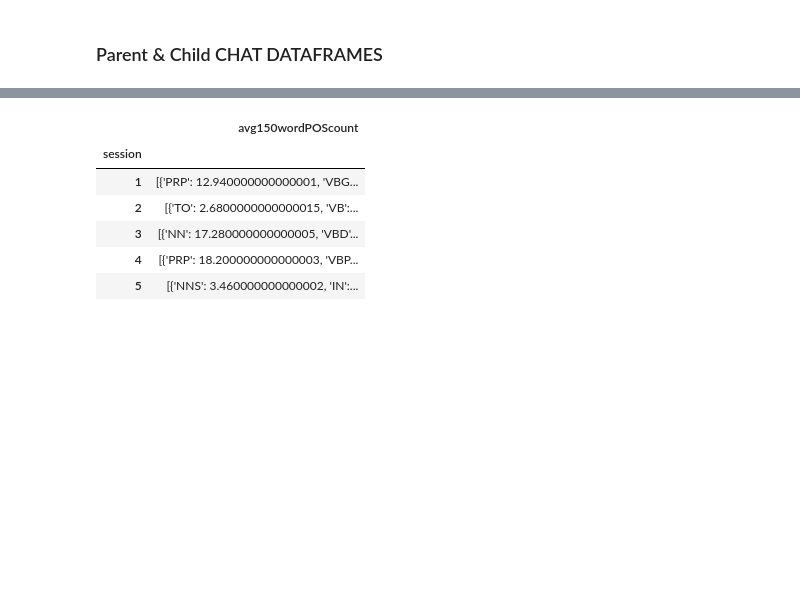
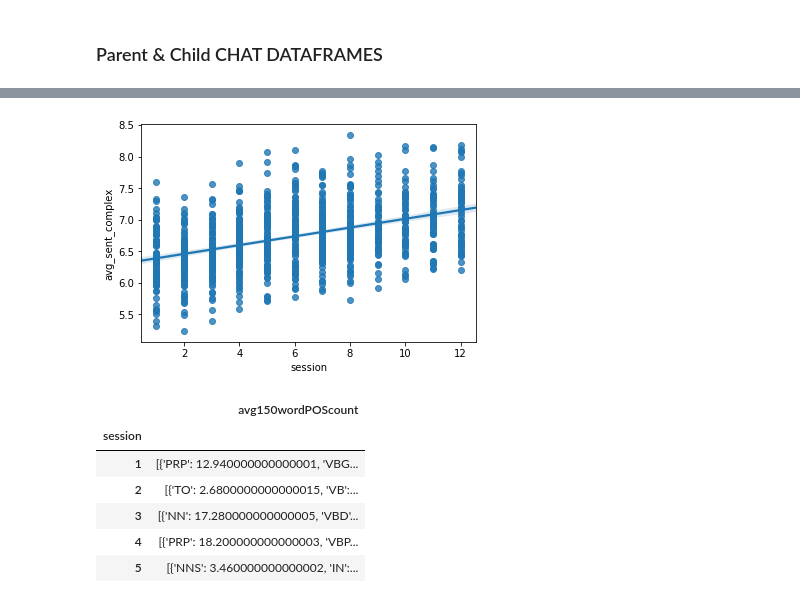
Before and after one commit to jgdenby/content-analysis-2018, a Jupyter notebook: ChildBookProject/FinalProj.ipynb, the cells around one changed output, grey strips where cells are left out. Drawn from its saved outputs; the diff is of its cells as text; code cells hidden in the pictures; blank space fills up the shorter version.

```diff
--- a/ChildBookProject/FinalProj.ipynb
+++ b/ChildBookProject/FinalProj.ipynb
@@ -419,3 +333,7 @@ p_chats.head()
+# %%
+g = sns.regplot(x='session', y = 'avg_sent_complex', data=p_chats)
+# %% [output]
+[figure, added]
 # %%
 ldpdf['avg150wordPOScount'] = ldpdf['tokens'].apply(lambda x:avgwordsample(x, n, 50))
 # %%
```
Also changed, not shown: parts of 9 cells of this notebook.
